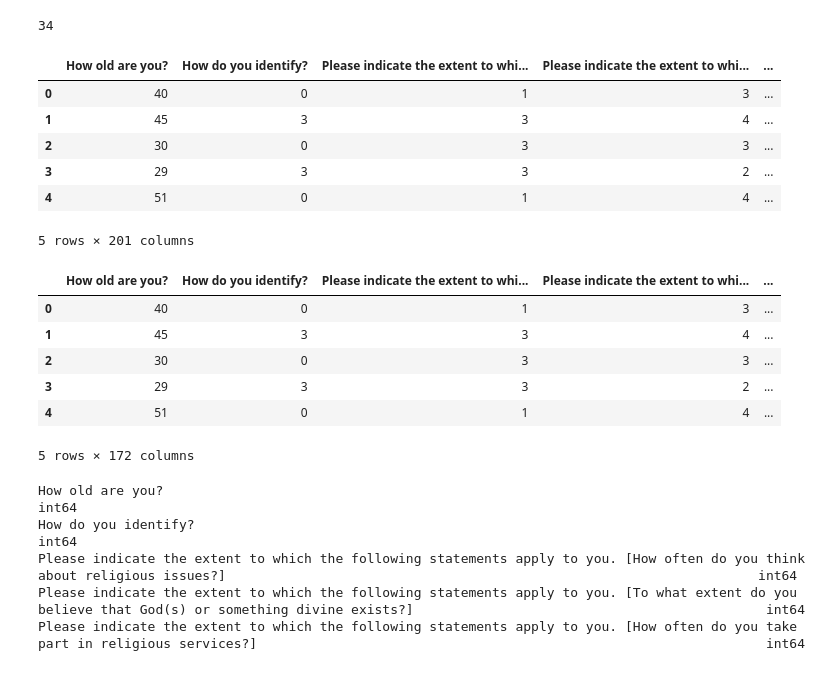
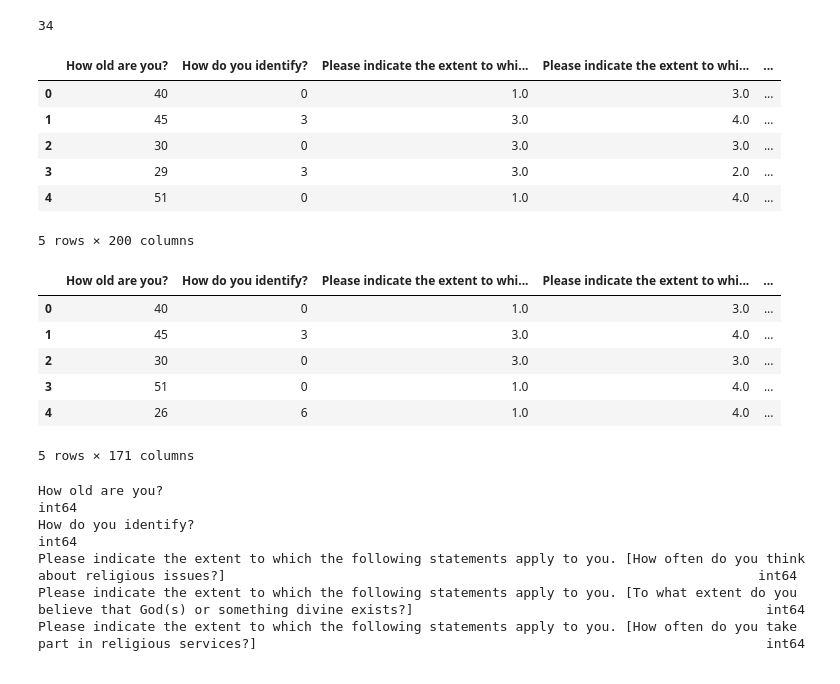
Before and after one commit to akcone2003/chills_study, a Jupyter notebook: notebooks/EDA.ipynb, the cells around one changed output. Saved outputs shown, nothing was run; the diff lists cells and outputs as text; code cells hidden in the pictures.

```diff
--- a/notebooks/EDA.ipynb
+++ b/notebooks/EDA.ipynb
@@ -295,29 +295,29 @@ print(count_of_dropped)
 # %% [output]
 34
 # %%
-encoded_data = pd.read_csv("/Users/aidancone/Downloads/encoded_dataset.csv")
+encoded_data = pd.read_csv("/Users/aidancone/Downloads/encoded_dataset (1).csv")
 
 encoded_data.head()
 # %% [output]
 |  | How old are you? | How do you identify? | Please indicate the extent to whi... | Please indicate the extent to whi... | ... |
-| 0 | 40 | 0 | 1 | 3 | ... |
-| 1 | 45 | 3 | 3 | 4 | ... |
-| 2 | 30 | 0 | 3 | 3 | ... |
-| 3 | 29 | 3 | 3 | 2 | ... |
-| 4 | 51 | 0 | 1 | 4 | ... |
+| 0 | 40 | 0 | 1.0 | 3.0 | ... |
+| 1 | 45 | 3 | 3.0 | 4.0 | ... |
+| 2 | 30 | 0 | 3.0 | 3.0 | ... |
+| 3 | 29 | 3 | 3.0 | 2.0 | ... |
+| 4 | 51 | 0 | 1.0 | 4.0 | ... |
-5 rows × 201 columns
+5 rows × 200 columns
 # %%
-processed_data = pd.read_csv("/Users/aidancone/Downloads/final_processed_data (2).csv")
+processed_data = pd.read_csv("/Users/aidancone/Downloads/final_processed_data (3).csv")
 
 processed_data.head()
 # %% [output]
 |  | How old are you? | How do you identify? | Please indicate the extent to whi... | Please indicate the extent to whi... | ... |
-| 0 | 40 | 0 | 1 | 3 | ... |
-| 1 | 45 | 3 | 3 | 4 | ... |
-| 2 | 30 | 0 | 3 | 3 | ... |
-| 3 | 29 | 3 | 3 | 2 | ... |
-| 4 | 51 | 0 | 1 | 4 | ... |
+| 0 | 40 | 0 | 1.0 | 3.0 | ... |
+| 1 | 45 | 3 | 3.0 | 4.0 | ... |
+| 2 | 30 | 0 | 3.0 | 3.0 | ... |
+| 3 | 51 | 0 | 1.0 | 4.0 | ... |
+| 4 | 26 | 6 | 1.0 | 4.0 | ... |
-5 rows × 172 columns
+5 rows × 171 columns
 # %%
 processed_data.dtypes
 # %% [output]
```
Also changed, not shown: 4 other files.
